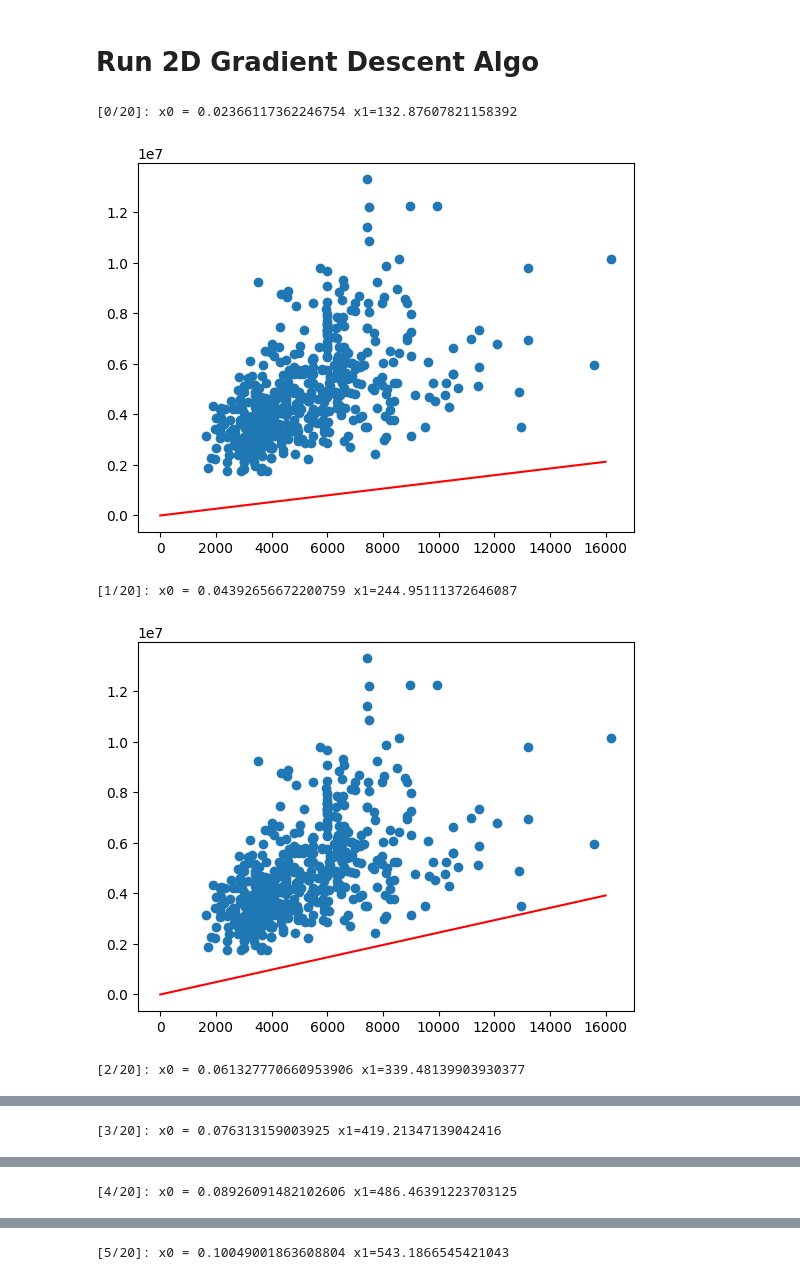
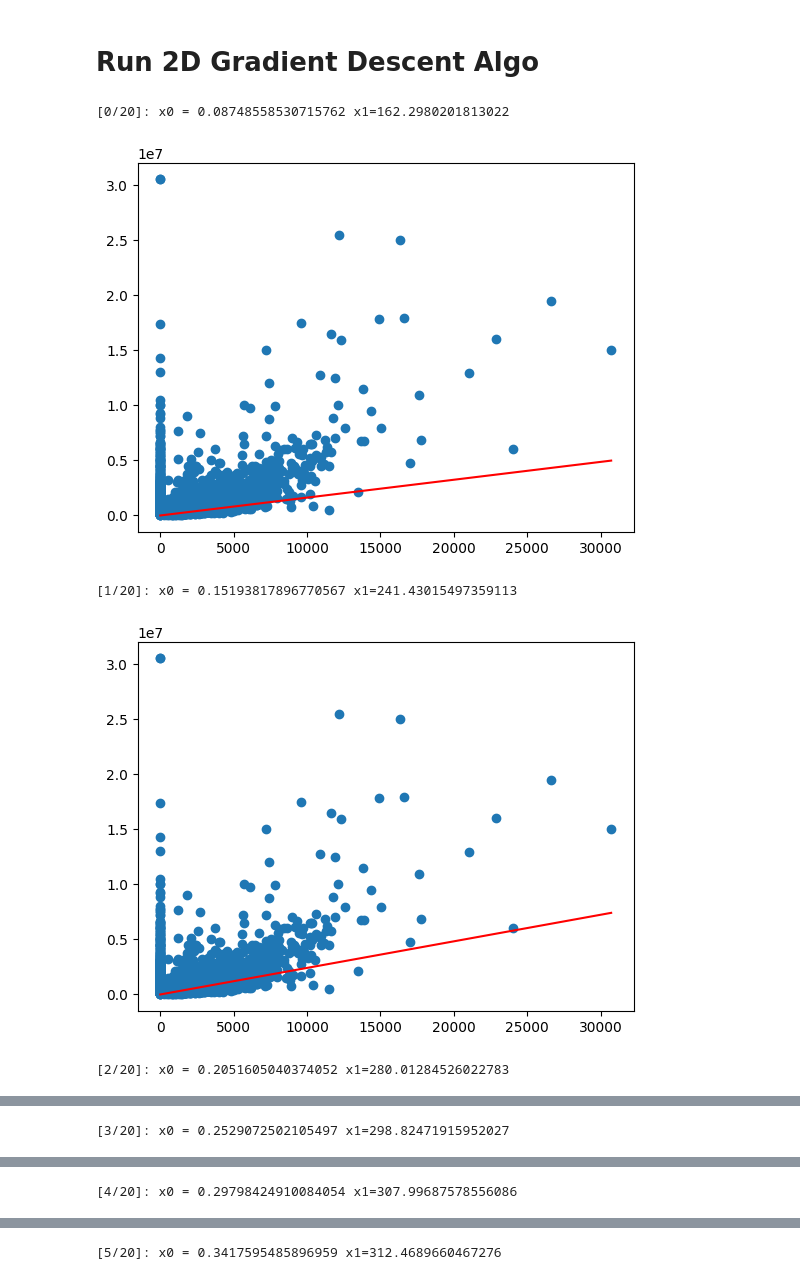
Before and after one commit to tugonbob/Stanford-CS229-Andrew-Ng, a Jupyter notebook: gradientDescent.ipynb, the cells around one changed output, grey strips where cells are left out. Drawn from its saved outputs; the diff is of its cells as text; code cells hidden in the pictures.

```diff
--- a/gradientDescent.ipynb
+++ b/gradientDescent.ipynb
@@ -32,34 +32,34 @@ plt.scatter(data[:, 1], data[:, 0])
 # %% [markdown]
 # Run 2D Gradient Descent Algo
 # %%
-placeholder_x = np.arange(16000)
+placeholder_x = np.arange(np.amax(data[:, 4]))
 
 def sgd(data, training_rate=0.00000000001, iters=20):
     theta = np.array([[0],[0]])
-    X = data[:, [1]]
+    X = data[:, [4]]
     X_1 = np.ones(X.shape, dtype=X.dtype)
     X = np.hstack((X_1, X))
-    Y = data[:, [0]].T[0]
+    Y = data[:, [2]].T[0]
 
     for _ in range(iters):
         for x, y in zip(X, Y):
             h_x = np.matmul(theta.T, x)
             x = np.reshape(x, theta.shape)
             theta = theta - training_rate * (h_x - y) * x
 
         print(f'[{_}/{iters}]: x0 = {theta[0,0]} x1={theta[1,0]}')
         # plot charts
-        plt.scatter(data[:, 1], data[:, 0])
+        plt.scatter(data[:, 4], data[:, 2])
         plt.plot(placeholder_x, theta[1,0]*placeholder_x + theta[0,0], color='red')
         plt.show()
 
     return theta
 
 
 sgd(data)
 # %% [output]
-[0/20]: x0 = 0.02366117362246754 x1=132.87607821158392
+[0/20]: x0 = 0.08748558530715762 x1=162.2980201813022
-[figure, old version]
+[figure, new version]
-[1/20]: x0 = 0.04392656672200759 x1=244.95111372646087
+[1/20]: x0 = 0.15193817896770567 x1=241.43015497359113
-[figure, old version]
+[figure, new version]
-[2/20]: x0 = 0.061327770660953906 x1=339.48139903930377
+[2/20]: x0 = 0.2051605040374052 x1=280.01284526022783
@@ -67 +67 @@ sgd(data)
-[3/20]: x0 = 0.076313159003925 x1=419.21347139042416
+[3/20]: x0 = 0.2529072502105497 x1=298.82471915952027
@@ -69 +69 @@ sgd(data)
-[4/20]: x0 = 0.08926091482102606 x1=486.46391223703125
+[4/20]: x0 = 0.29798424910084054 x1=307.99687578556086
@@ -71 +71 @@ sgd(data)
-[5/20]: x0 = 0.10049001863608804 x1=543.1866545421043
+[5/20]: x0 = 0.3417595485896959 x1=312.4689660467276
```
Also changed, not shown: parts of 3 cells of this notebook, 2 other files.
